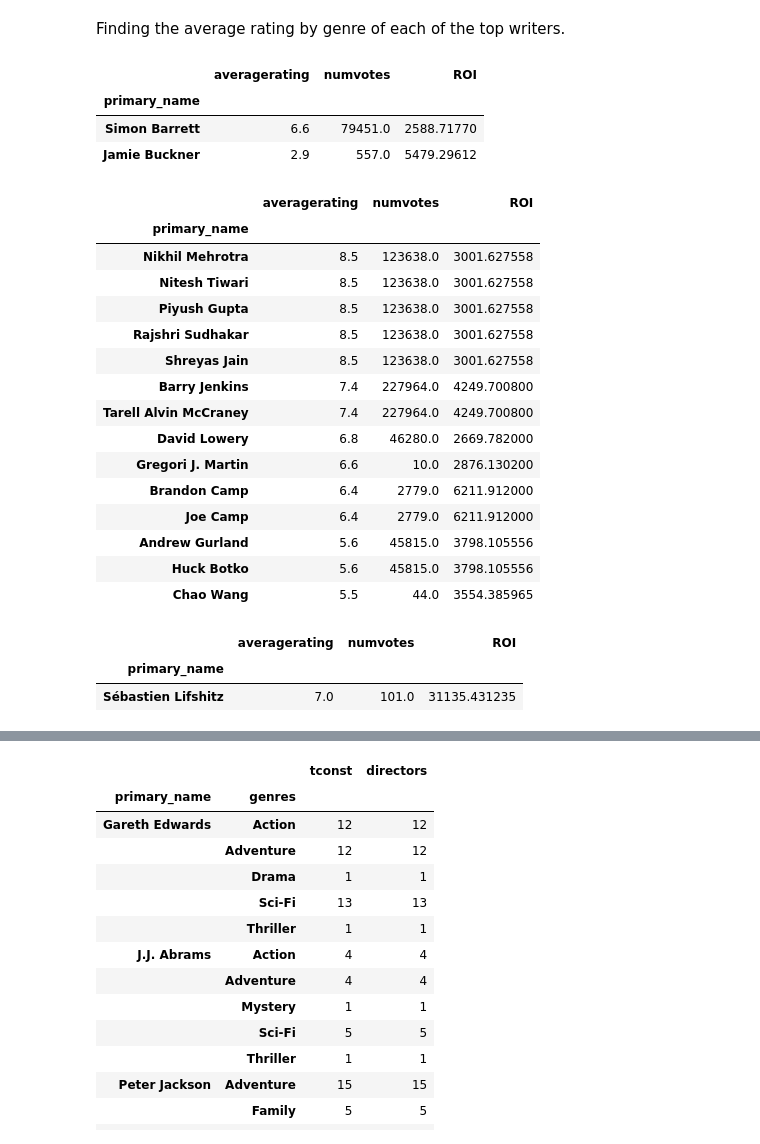
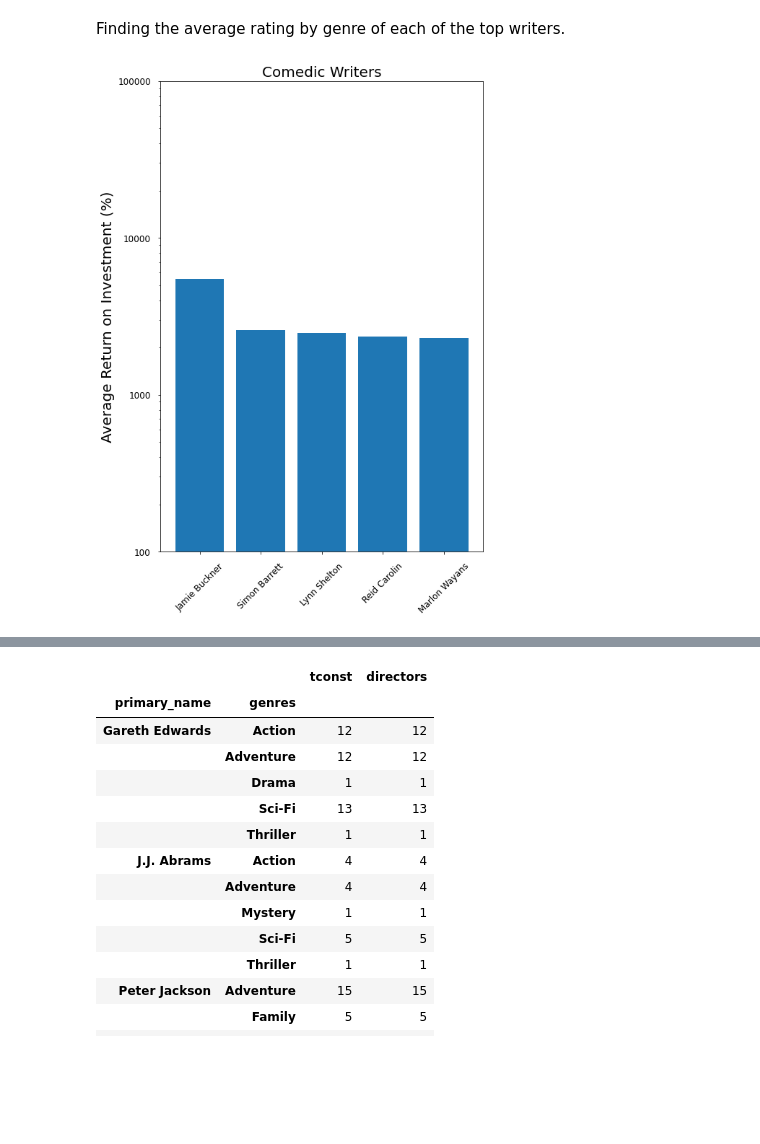
Before and after one commit to zach-hanly/microsoft_movie_project, a Jupyter notebook: tj/Workbook.ipynb, the cells around one changed output, grey strips where cells are left out. Drawn from its saved outputs; the diff is of its cells as text; code cells hidden in the pictures; blank space fills up the shorter version.

Commit message:
Final Slide Visuals

```diff
--- a/tj/Workbook.ipynb
+++ b/tj/Workbook.ipynb
@@ -111,41 +111,23 @@ Finding the average rating by genre of each of the top writers.
 # %%
 genres = writers_profit.assign(genres = lambda x :writers_profit['genres'].str.split(',')).explode('genres')
 writers_genre = genres.where(genres['ROI'] > 2491).groupby(['genres','primary_name']).mean('ROI').sort_values('averagerating', ascending = False)
-# %%
-comedy_writers = genres.where((genres['ROI'] > 2491) & (genres['genres'] == 'Comedy')).groupby('primary_name').mean('ROI').sort_values('averagerating', ascending = False)
-comedy_writers = comedy_writers[['averagerating','numvotes','ROI']]
-comedy_writers
-# %% [output]
-|  | averagerating | numvotes | ROI |
-| primary_name |  |  |  |
-| Simon Barrett | 6.6 | 79451.0 | 2588.71770 |
-| Jamie Buckner | 2.9 | 557.0 | 5479.29612 |
-# %%
-drama_writers = genres.where((genres['ROI'] > 2491) & (genres['genres'] == 'Drama')).groupby('primary_name').mean('ROI').sort_values('averagerating', ascending = False)
-drama_writers = drama_writers[['averagerating','numvotes','ROI']]
-drama_writers
-# %% [output]
-|  | averagerating | numvotes | ROI |
-| primary_name |  |  |  |
-| Nikhil Mehrotra | 8.5 | 123638.0 | 3001.627558 |
-| Nitesh Tiwari | 8.5 | 123638.0 | 3001.627558 |
-| Piyush Gupta | 8.5 | 123638.0 | 3001.627558 |
-| Rajshri Sudhakar | 8.5 | 123638.0 | 3001.627558 |
-| Shreyas Jain | 8.5 | 123638.0 | 3001.627558 |
-| Barry Jenkins | 7.4 | 227964.0 | 4249.700800 |
-| Tarell Alvin McCraney | 7.4 | 227964.0 | 4249.700800 |
-| David Lowery | 6.8 | 46280.0 | 2669.782000 |
-| Gregori J. Martin | 6.6 | 10.0 | 2876.130200 |
-| Brandon Camp | 6.4 | 2779.0 | 6211.912000 |
-| Joe Camp | 6.4 | 2779.0 | 6211.912000 |
-| Andrew Gurland | 5.6 | 45815.0 | 3798.105556 |
-| Huck Botko | 5.6 | 45815.0 | 3798.105556 |
-| Chao Wang | 5.5 | 44.0 | 3554.385965 |
-# %%
-documentary_writers = genres.where((genres['ROI'] > 2491) & (genres['genres'] == 'Documentary')).groupby('primary_name').mean('ROI').sort_values('averagerating', ascending = False)
-documentary_writers = documentary_writers[['averagerating','numvotes','ROI']]
-documentary_writers
-# %% [output]
-|  | averagerating | numvotes | ROI |
-| primary_name |  |  |  |
-| Sébastien Lifshitz | 7.0 | 101.0 | 31135.431235 |
+# %%
+comedy_writers = genres.where((genres['ROI'] > 2000) & (genres['genres'] == 'Comedy')).groupby('primary_name').mean('ROI').sort_values('ROI', ascending = False)
+comedy_writers = comedy_writers[['averagerating','numvotes','ROI']]
+comedy_writers
+
+fig, ax2 = plt.subplots(figsize = (8,12))
+x = comedy_writers.index[:5]
+y = comedy_writers['ROI'][:5]
+ax2.bar(x,y)
+ax2.set_yscale('log')
+ax2.set_yticks([100, 1000, 10000, 100000])
+ax2.set_ylabel('Average Return on Investment (%)', size = 20)
+ax2.set_title('Comedic Writers', size = 20)
+ax2.tick_params(axis='y', which='major', labelsize=12, pad = 10)
+ax2.tick_params(axis='y', which='minor', labelsize=20, pad = 15)
+ax2.tick_params(axis='x', which='major', labelsize=12, pad = 10, rotation = 45)
+for axis in [ax2.yaxis]:
+    axis.set_major_formatter(ScalarFormatter());
+# %% [output]
+[figure, added]
```
Also changed, not shown: parts of 2 cells of this notebook, 2 other files.
